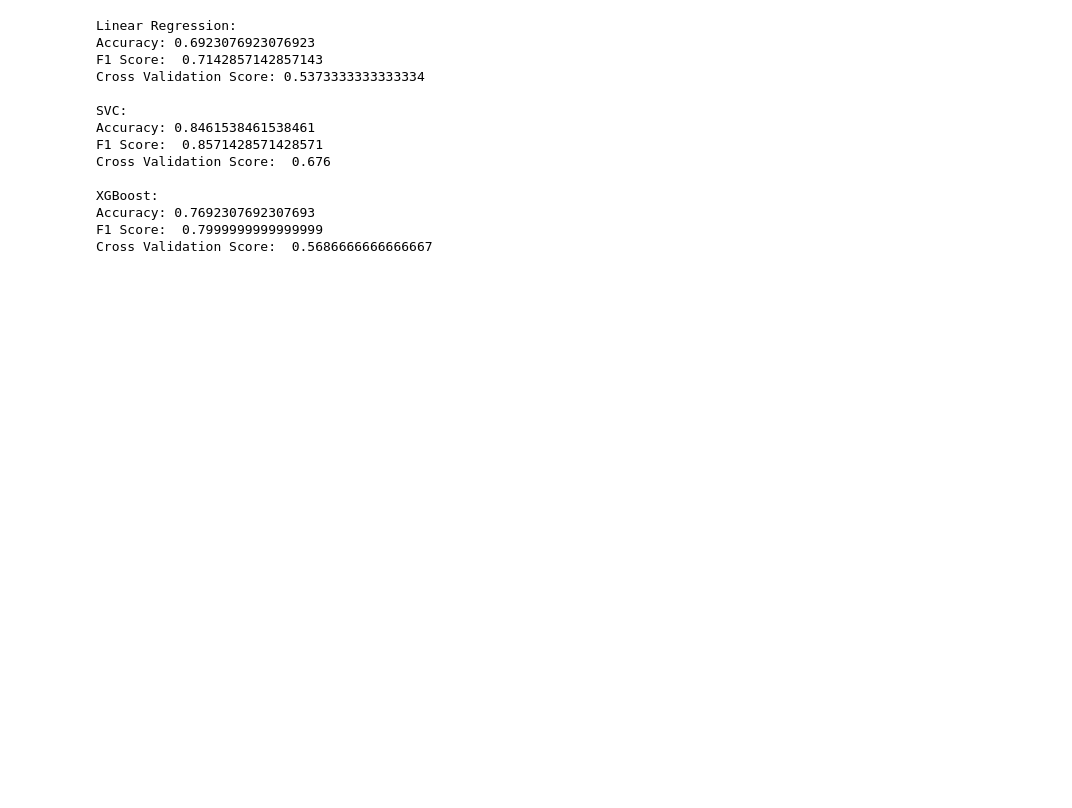
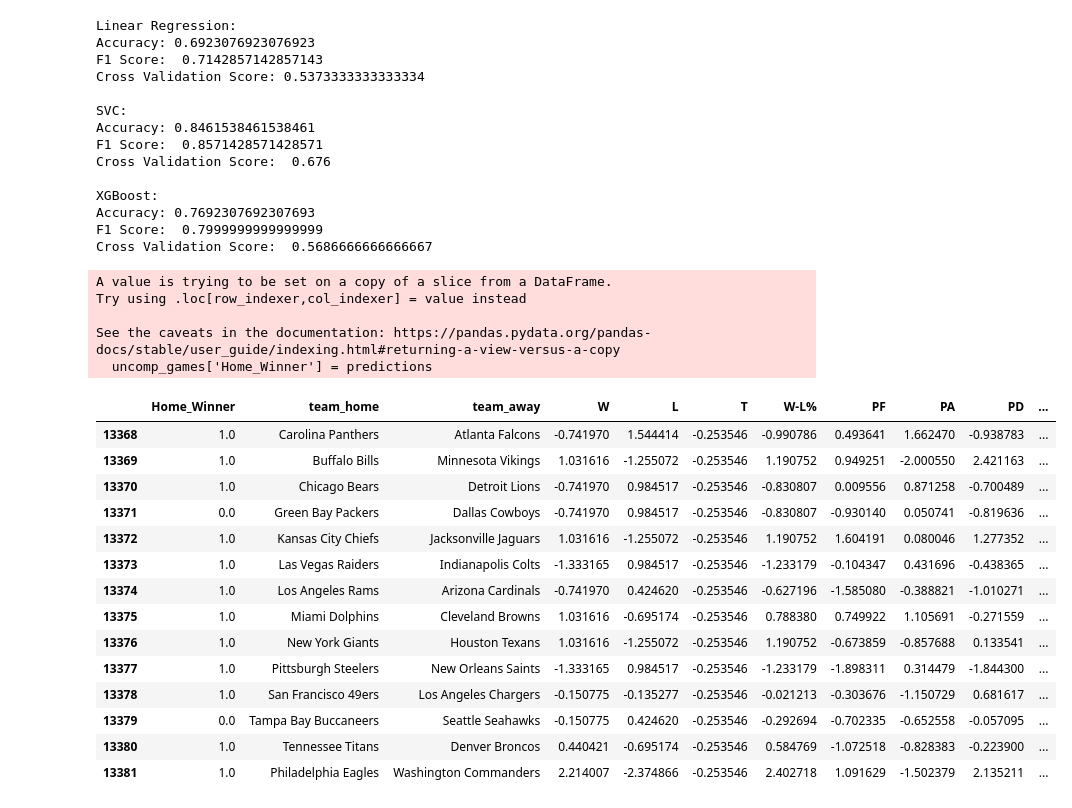
Before and after one commit to AggieSportsAnalytics/OddsMaker, a Jupyter notebook: main.ipynb, the cells around one changed output. Saved outputs shown, nothing was run; the diff lists cells and outputs as text; code cells hidden in the pictures; blank space fills up the shorter version.

Commit message:
✨ Added predictions

```diff
--- a/main.ipynb
+++ b/main.ipynb
@@ -178,13 +217,14 @@ for col in cols:
 # Columnize any strings in dataset
 def preprocess_features(X):
     output = pd.DataFrame(index = X.index)
-    for col, col_data in X.iteritems():
+    for col, col_data in X.items():
         if col_data.dtype == object:
             col_data = pd.get_dummies(col_data, prefix = col)
         output = output.join(col_data)
     return output
 
 X = preprocess_features(X)
+X_pred = preprocess_features(X_pred)
 # %%
 # Split data into training and testing sets
 X_train, X_test, y_train, y_test = train_test_split(X, y, test_size=0.1, random_state=1)
@@ -230,3 +270,37 @@ XGBoost:
 Accuracy: 0.7692307692307693
 F1 Score:  0.7999999999999999
 Cross Validation Score:  0.5686666666666667
+# %%
+predictions = SVC_clf.predict(X_pred)
+
+uncomp_games['Home_Winner'] = predictions
+
+cols = uncomp_games.columns.tolist()
+cols = cols[-1:] + cols[:-1]
+uncomp_games = uncomp_games[cols]
+# %% [output]
+A value is trying to be set on a copy of a slice from a DataFrame.
+Try using .loc[row_indexer,col_indexer] = value instead
+
+See the caveats in the documentation: https://pandas.pydata.org/pandas-docs/stable/user_guide/indexing.html#returning-a-view-versus-a-copy
+  uncomp_games['Home_Winner'] = predictions
+# %%
+# Show predictions for week 9
+pd.set_option('display.max_columns', None)
+uncomp_games[13:27]
+# %% [output]
+|  | Home_Winner | team_home | team_away | W | L | T | W-L% | PF | PA | PD | ... |
+| 13368 | 1.0 | Carolina Panthers | Atlanta Falcons | -0.741970 | 1.544414 | -0.253546 | -0.990786 | 0.493641 | 1.662470 | -0.938783 | ... |
+| 13369 | 1.0 | Buffalo Bills | Minnesota Vikings | 1.031616 | -1.255072 | -0.253546 | 1.190752 | 0.949251 | -2.000550 | 2.421163 | ... |
+| 13370 | 1.0 | Chicago Bears | Detroit Lions | -0.741970 | 0.984517 | -0.253546 | -0.830807 | 0.009556 | 0.871258 | -0.700489 | ... |
+| 13371 | 0.0 | Green Bay Packers | Dallas Cowboys | -0.741970 | 0.984517 | -0.253546 | -0.830807 | -0.930140 | 0.050741 | -0.819636 | ... |
+| 13372 | 1.0 | Kansas City Chiefs | Jacksonville Jaguars | 1.031616 | -1.255072 | -0.253546 | 1.190752 | 1.604191 | 0.080046 | 1.277352 | ... |
+| 13373 | 1.0 | Las Vegas Raiders | Indianapolis Colts | -1.333165 | 0.984517 | -0.253546 | -1.233179 | -0.104347 | 0.431696 | -0.438365 | ... |
+| 13374 | 1.0 | Los Angeles Rams | Arizona Cardinals | -0.741970 | 0.424620 | -0.253546 | -0.627196 | -1.585080 | -0.388821 | -1.010271 | ... |
+| 13375 | 1.0 | Miami Dolphins | Cleveland Browns | 1.031616 | -0.695174 | -0.253546 | 0.788380 | 0.749922 | 1.105691 | -0.271559 | ... |
+| 13376 | 1.0 | New York Giants | Houston Texans | 1.031616 | -1.255072 | -0.253546 | 1.190752 | -0.673859 | -0.857688 | 0.133541 | ... |
+| 13377 | 1.0 | Pittsburgh Steelers | New Orleans Saints | -1.333165 | 0.984517 | -0.253546 | -1.233179 | -1.898311 | 0.314479 | -1.844300 | ... |
+| 13378 | 1.0 | San Francisco 49ers | Los Angeles Chargers | -0.150775 | -0.135277 | -0.253546 | -0.021213 | -0.303676 | -1.150729 | 0.681617 | ... |
+| 13379 | 0.0 | Tampa Bay Buccaneers | Seattle Seahawks | -0.150775 | 0.424620 | -0.253546 | -0.292694 | -0.702335 | -0.652558 | -0.057095 | ... |
+| 13380 | 1.0 | Tennessee Titans | Denver Broncos | 0.440421 | -0.695174 | -0.253546 | 0.584769 | -1.072518 | -0.828383 | -0.223900 | ... |
+| 13381 | 1.0 | Philadelphia Eagles | Washington Commanders | 2.214007 | -2.374866 | -0.253546 | 2.402718 | 1.091629 | -1.502379 | 2.135211 | ... |
```
Also changed, not shown: parts of 8 cells of this notebook, 1 other file.
